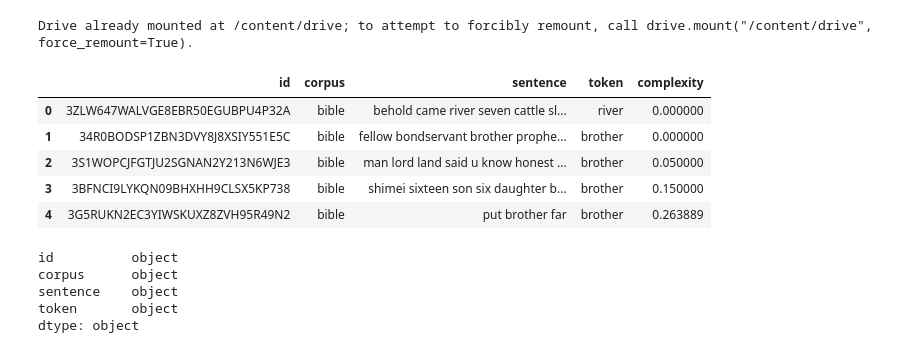
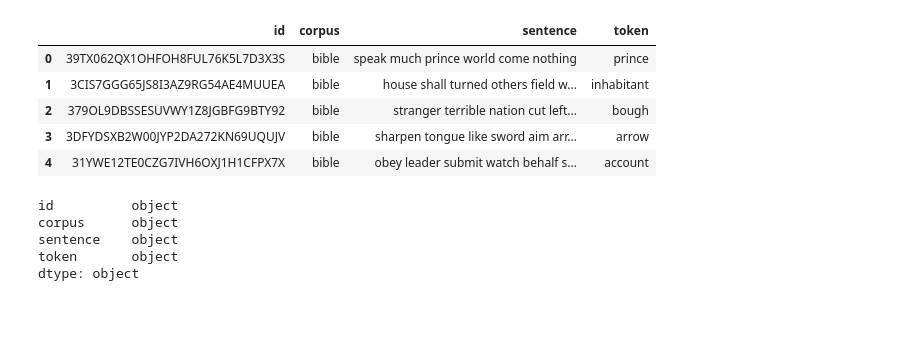
Before and after one commit to hvarS/CS60075-Team28-Semeval-Task-1, a Jupyter notebook: corpus_features_extraction_single.ipynb, the cells around one changed output. Cells and saved outputs as stored; diff of their text form; code cells hidden in the pictures; blank space fills up the shorter version.

Commit message:
corpus_single checked

```diff
--- a/corpus_features_extraction_single.ipynb
+++ b/corpus_features_extraction_single.ipynb
@@ -64,30 +60,25 @@ joda-time.jar                             xom.jar
 jollyday-0.4.9-sources.jar
 Requirement already satisfied: nltk in /usr/local/lib/python3.7/dist-packages (3.2.5)
 Requirement already satisfied: six in /usr/local/lib/python3.7/dist-packages (from nltk) (1.15.0)
-# %%
-from google.colab import drive
-drive.mount('/content/drive')
-# %% [output]
-Drive already mounted at /content/drive; to attempt to forcibly remount, call drive.mount("/content/drive", force_remount=True).
 # %%
 import pandas as pd
 
-basepath = '/content/CS60075-Team28-Task-1/data/preprocessed/lcp_single_train_preprocessed.csv'
-# basepath = '/content/drive/MyDrive/CS60075-Team28-Task-1/data/preprocessed/lcp_single_test_preprocessed.csv'
+#basepath = '/content/CS60075-Team28-Task-1/data/preprocessed/lcp_single_train_preprocessed.csv'
+basepath = '/content/drive/MyDrive/CS60075-Team28-Task-1/data/preprocessed/lcp_single_test_preprocessed.csv'
 
 # basepath = '/content/drive/MyDrive/CS60075-Team28-Task-1/data/preprocessed/lcp_multi_train_preprocessed.csv'
 # basepath = '/content/drive/MyDrive/CS60075-Team28-Task-1/data/preprocessed/lcp_multi_test_preprocessed.csv'
 
 
 df = pd.read_csv(basepath)
 df.head()
 # %% [output]
-|  | id | corpus | sentence | token | complexity |
-| 0 | 3ZLW647WALVGE8EBR50EGUBPU4P32A | bible | behold came river seven cattle sl... | river | 0.000000 |
-| 1 | 34R0BODSP1ZBN3DVY8J8XSIY551E5C | bible | fellow bondservant brother prophe... | brother | 0.000000 |
-| 2 | 3S1WOPCJFGTJU2SGNAN2Y213N6WJE3 | bible | man lord land said u know honest ... | brother | 0.050000 |
-| 3 | 3BFNCI9LYKQN09BHXHH9CLSX5KP738 | bible | shimei sixteen son six daughter b... | brother | 0.150000 |
-| 4 | 3G5RUKN2EC3YIWSKUXZ8ZVH95R49N2 | bible | put brother far | brother | 0.263889 |
+|  | id | corpus | sentence | token |
+| 0 | 39TX062QX1OHFOH8FUL76K5L7D3X3S | bible | speak much prince world come nothing | prince |
+| 1 | 3CIS7GGG65JS8I3AZ9RG54AE4MUUEA | bible | house shall turned others field w... | inhabitant |
+| 2 | 379OL9DBSSESUVWY1Z8JGBFG9BTY92 | bible | stranger terrible nation cut left... | bough |
+| 3 | 3DFYDSXB2W00JYP2DA272KN69UQUJV | bible | sharpen tongue like sword aim arr... | arrow |
+| 4 | 31YWE12TE0CZG7IVH6OXJ1H1CFPX7X | bible | obey leader submit watch behalf s... | account |
 # %%
 df.dtypes
 # %% [output]
```
Also changed, not shown: parts of 4 cells of this notebook.
